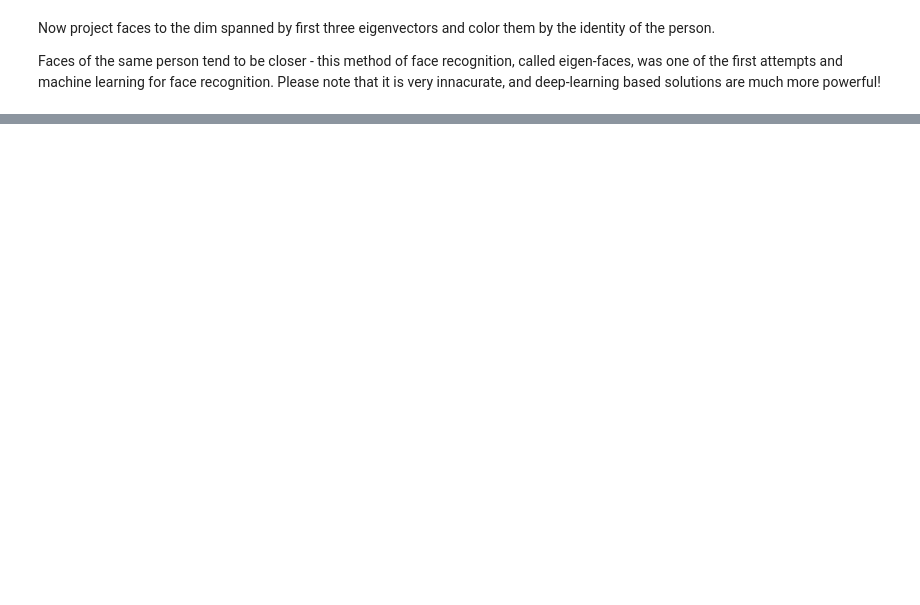
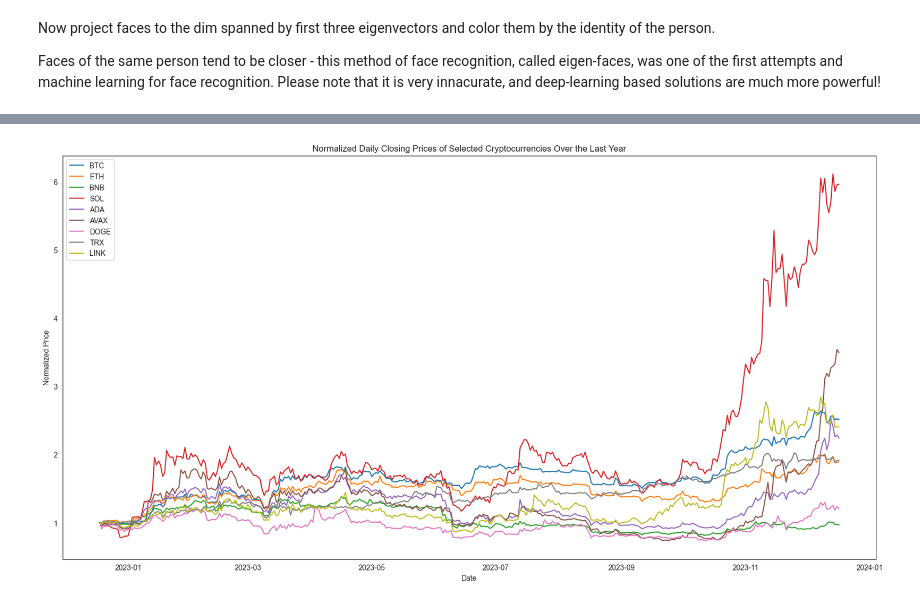
Before and after one commit to marekpiotradamczyk/ml_uwr_23, a Jupyter notebook: Lectures/07-notes.ipynb, the cells around one changed output, grey strips where cells are left out. Cells and saved outputs as stored; diff of their text form; code cells hidden in the pictures; blank space fills up the shorter version.

Commit message:
pca+crypto

```diff
--- a/Lectures/07-notes.ipynb
+++ b/Lectures/07-notes.ipynb
@@ -683,0 +757,21 @@ ax.scatter(
+# %%
+import matplotlib.pyplot as plt
+
+# Normalize each column so that the initial price is 1
+df_normalized = df_combined / df_combined.iloc[0]
+
+# Prepare for plotting
+plt.figure(figsize=(20, 10))
+
+# Plot each cryptocurrency
+for column in df_normalized.columns:
+    plt.plot(df_normalized.index, df_normalized[column], label=column)
+
+# Customize plot
+plt.legend()
+plt.title("Normalized Daily Closing Prices of Selected Cryptocurrencies Over the Last Year")
+plt.xlabel("Date")
+plt.ylabel("Normalized Price")
+plt.show()
+# %% [output]
+[figure, added]
```
Also changed, not shown: parts of 47 cells of this notebook.
